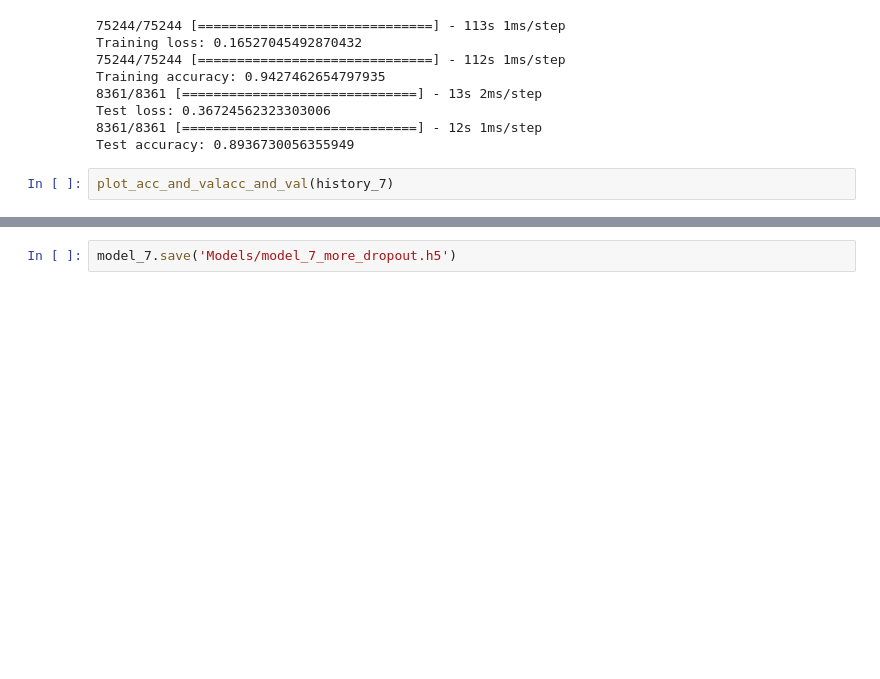
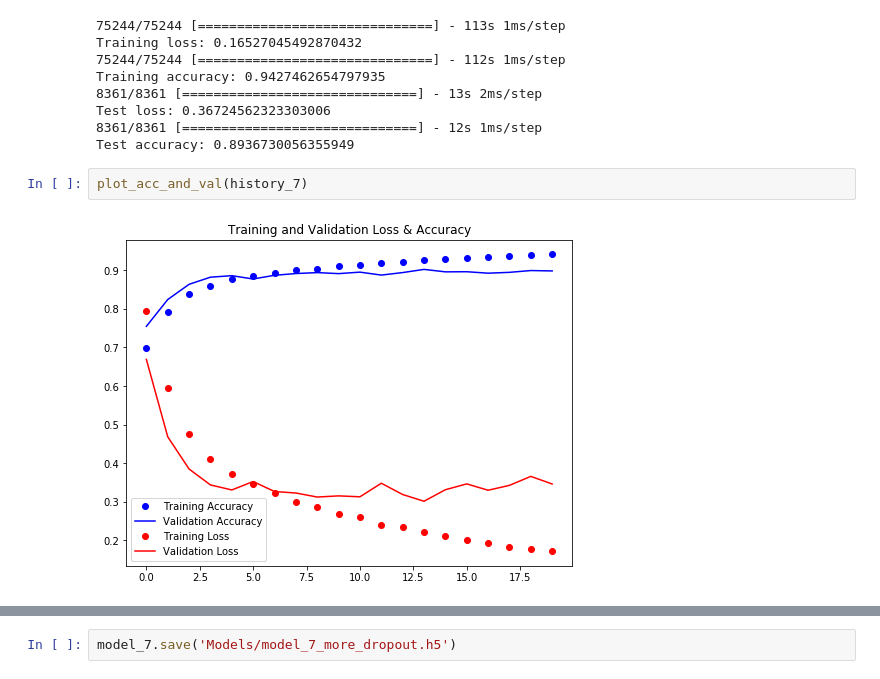
Before and after one commit to MagicMilly/conv-net-computer-vision, a Jupyter notebook: student.ipynb, the cells around one changed output, grey strips where cells are left out. Drawn from its saved outputs; the diff is of its cells as text; blank space fills up the shorter version.

```diff
--- a/student.ipynb
+++ b/student.ipynb
@@ -1099,7 +1099,9 @@ Test loss: 0.36724562323303006
 8361/8361 [==============================] - 12s 1ms/step
 Test accuracy: 0.8936730056355949
 # %%
-plot_acc_and_valacc_and_val(history_7)
+plot_acc_and_val(history_7)
+# %% [output]
+[figure, added]
 # %%
 y_preds = model_7.predict(X_test)
 
```
Also changed, not shown: parts of 7 cells of this notebook.
